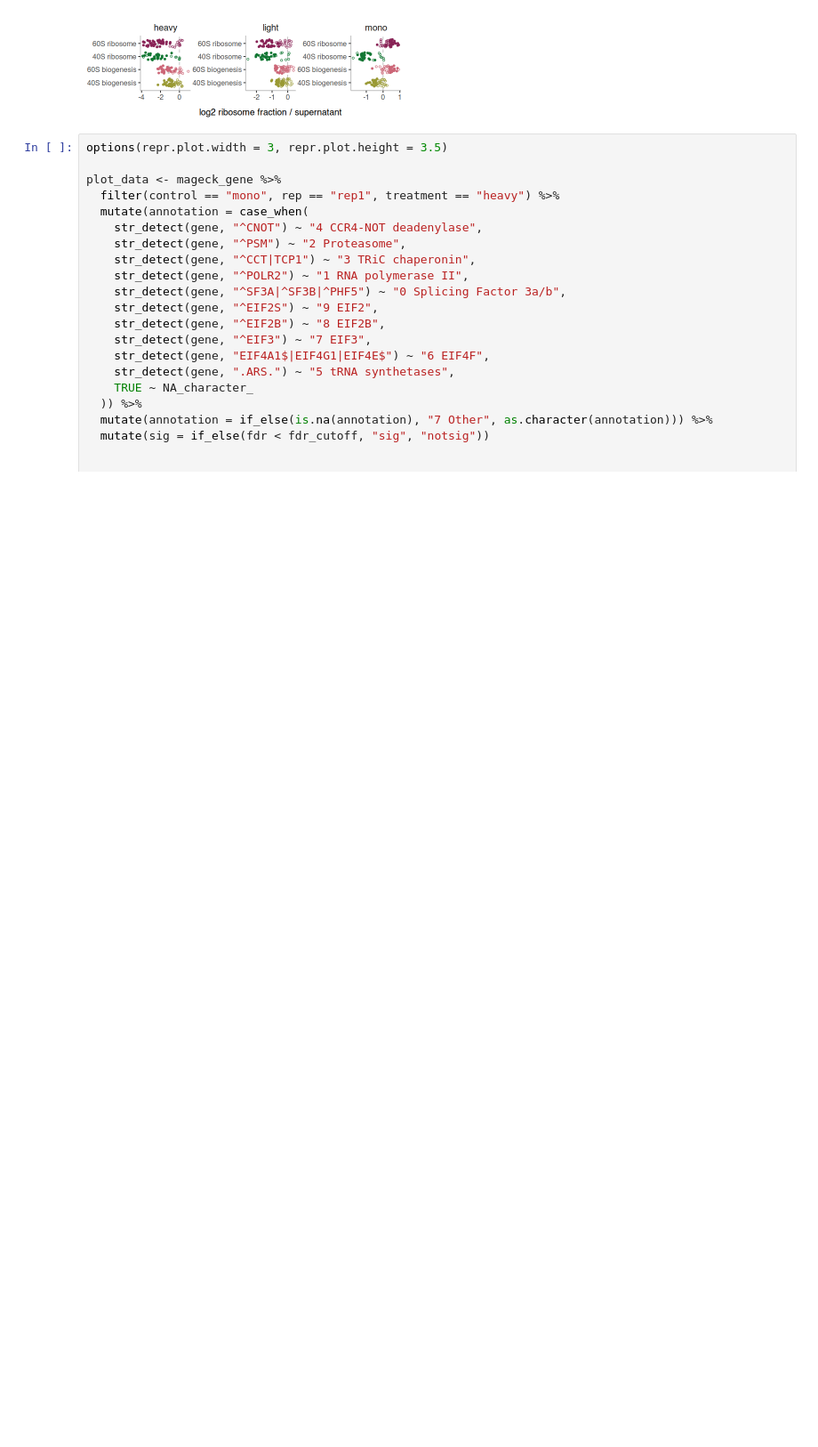
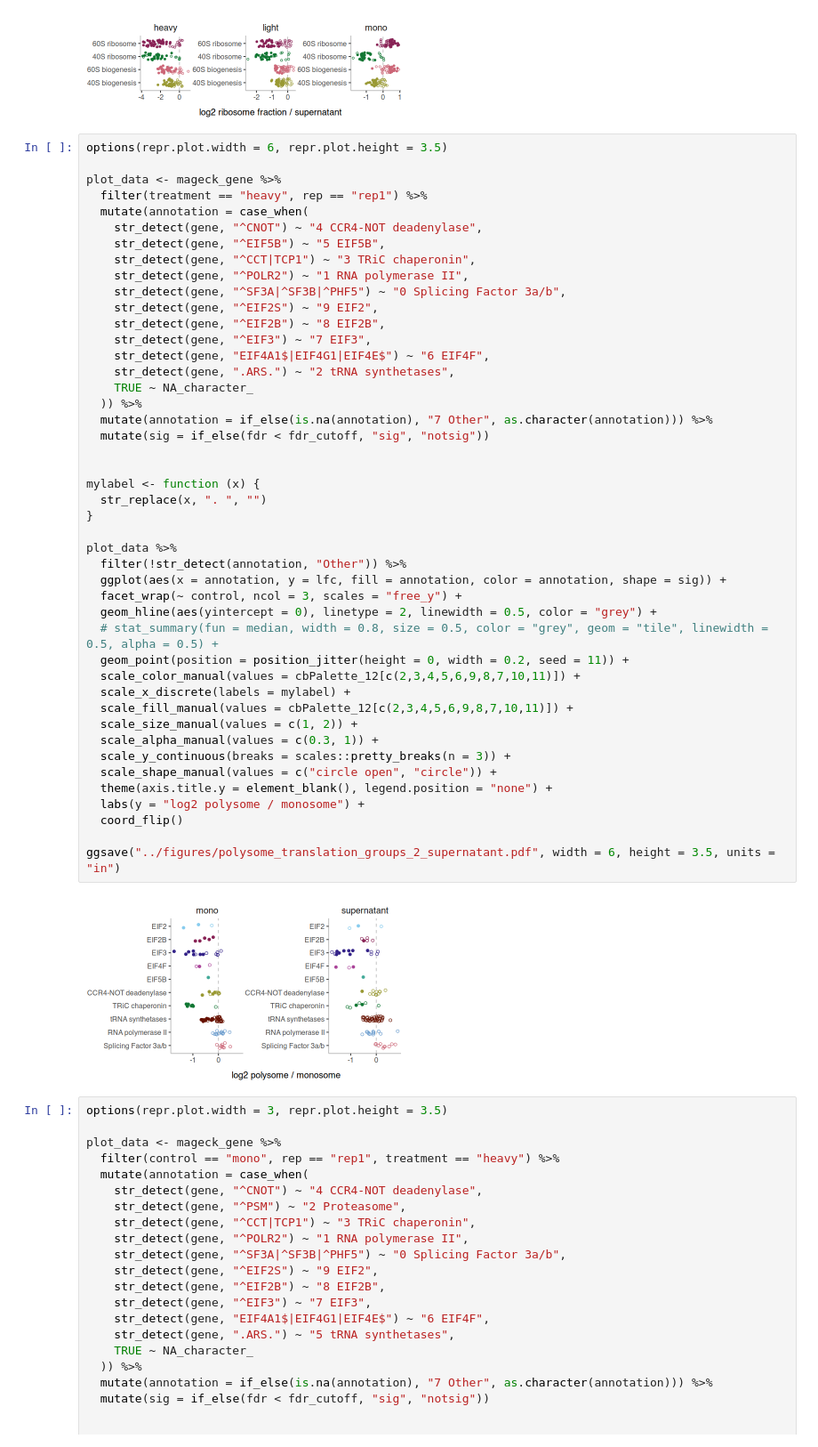
Before and after one commit to rasilab/nugent_2024, a Jupyter notebook: analysis/barcodeseq/rbp_barcode_screens/scripts/plot_polysome_relic_data.ipynb, the cells around one changed output. Shown at 89% size. Cells and saved outputs as stored; diff of their text form; blank space fills up the shorter version.

```diff
--- a/analysis/barcodeseq/rbp_barcode_screens/scripts/plot_polysome_relic_data.ipynb
+++ b/analysis/barcodeseq/rbp_barcode_screens/scripts/plot_polysome_relic_data.ipynb
@@ -441,6 +476,53 @@ plot_data %>%
 ggsave("../figures/supernatant_ribosome_groups.pdf", width = 6, height = 2, units = "in")
 # %% [output]
 [figure]
+# %%
+options(repr.plot.width = 6, repr.plot.height = 3.5)
+
+plot_data <- mageck_gene %>%
+  filter(treatment == "heavy", rep == "rep1") %>%
+  mutate(annotation = case_when(
+    str_detect(gene, "^CNOT") ~ "4 CCR4-NOT deadenylase",
+    str_detect(gene, "^EIF5B") ~ "5 EIF5B",
+    str_detect(gene, "^CCT|TCP1") ~ "3 TRiC chaperonin",
+    str_detect(gene, "^POLR2") ~ "1 RNA polymerase II",
+    str_detect(gene, "^SF3A|^SF3B|^PHF5") ~ "0 Splicing Factor 3a/b",
+    str_detect(gene, "^EIF2S") ~ "9 EIF2",
+    str_detect(gene, "^EIF2B") ~ "8 EIF2B",
+    str_detect(gene, "^EIF3") ~ "7 EIF3",
+    str_detect(gene, "EIF4A1$|EIF4G1|EIF4E$") ~ "6 EIF4F",
+    str_detect(gene, ".ARS.") ~ "2 tRNA synthetases",
+    TRUE ~ NA_character_
+  )) %>%
+  mutate(annotation = if_else(is.na(annotation), "7 Other", as.character(annotation))) %>%
+  mutate(sig = if_else(fdr < fdr_cutoff, "sig", "notsig"))
+
+
+mylabel <- function (x) {
+  str_replace(x, ". ", "")
+}
+
+plot_data %>%
+  filter(!str_detect(annotation, "Other")) %>%
+  ggplot(aes(x = annotation, y = lfc, fill = annotation, color = annotation, shape = sig)) +
+  facet_wrap(~ control, ncol = 3, scales = "free_y") +
+  geom_hline(aes(yintercept = 0), linetype = 2, linewidth = 0.5, color = "grey") +
+  # stat_summary(fun = median, width = 0.8, size = 0.5, color = "grey", geom = "tile", linewidth = 0.5, alpha = 0.5) +
+  geom_point(position = position_jitter(height = 0, width = 0.2, seed = 11)) +
+  scale_color_manual(values = cbPalette_12[c(2,3,4,5,6,9,8,7,10,11)]) +
+  scale_x_discrete(labels = mylabel) +
+  scale_fill_manual(values = cbPalette_12[c(2,3,4,5,6,9,8,7,10,11)]) +
+  scale_size_manual(values = c(1, 2)) +
+  scale_alpha_manual(values = c(0.3, 1)) +
+  scale_y_continuous(breaks = scales::pretty_breaks(n = 3)) +
+  scale_shape_manual(values = c("circle open", "circle")) +
+  theme(axis.title.y = element_blank(), legend.position = "none") +
+  labs(y = "log2 polysome / monosome") +
+  coord_flip()
+
+ggsave("../figures/polysome_translation_groups_2_supernatant.pdf", width = 6, height = 3.5, units = "in")
+# %% [output]
+[figure, added]
 # %%
 options(repr.plot.width = 3, repr.plot.height = 3.5)
 
```
Also changed, not shown: parts of 5 cells of this notebook, 1 other file.
